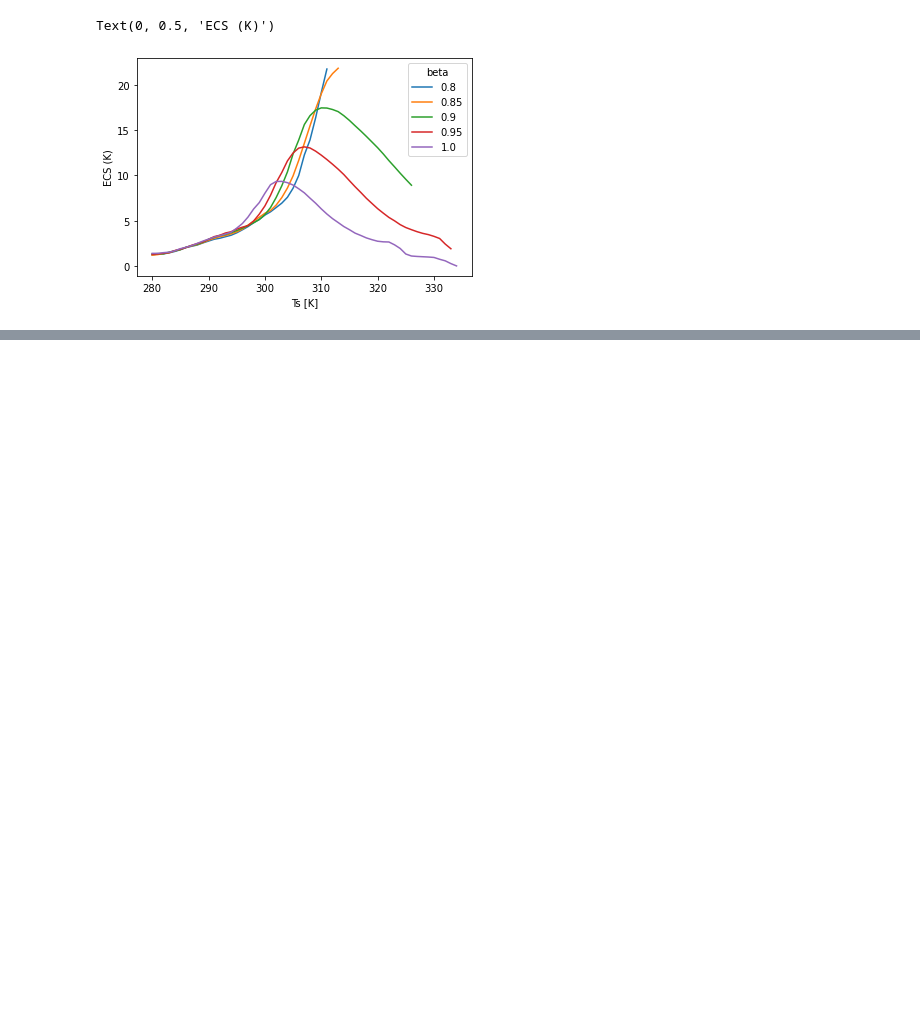
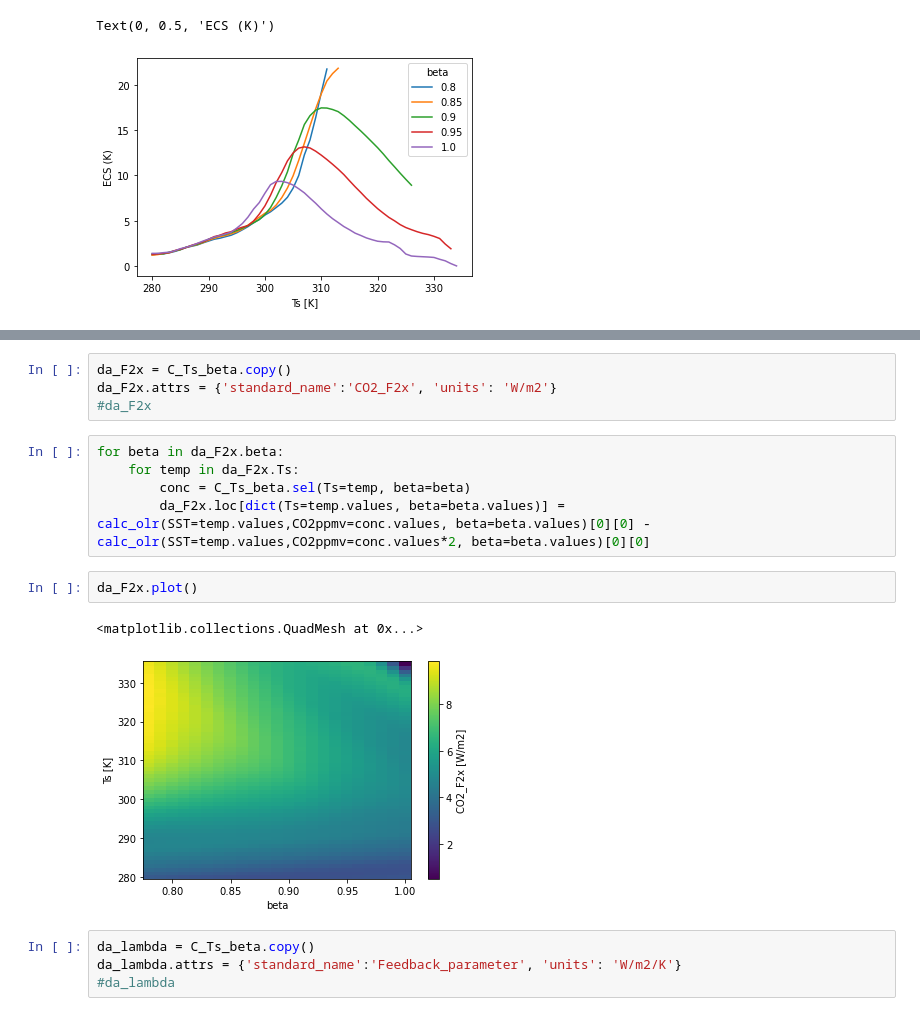
Before and after one commit to AndrewILWilliams/ECS_bump, a Jupyter notebook: notebooks/changes_in_beta.ipynb, the cells around one changed output, grey strips where cells are left out. Drawn from its saved outputs; the diff is of its cells as text; blank space fills up the shorter version.

```diff
--- a/notebooks/changes_in_beta.ipynb
+++ b/notebooks/changes_in_beta.ipynb
@@ -275,0 +307,18 @@ Text(0, 0.5, 'ECS (K)')
+# %%
+da_F2x = C_Ts_beta.copy()
+da_F2x.attrs = {'standard_name':'CO2_F2x', 'units': 'W/m2'}
+#da_F2x
+# %%
+for beta in da_F2x.beta:
+    for temp in da_F2x.Ts:
+        conc = C_Ts_beta.sel(Ts=temp, beta=beta)
+        da_F2x.loc[dict(Ts=temp.values, beta=beta.values)] = calc_olr(SST=temp.values,CO2ppmv=conc.values, beta=beta.values)[0][0] - calc_olr(SST=temp.values,CO2ppmv=conc.values*2, beta=beta.values)[0][0]
+# %%
+da_F2x.plot()
+# %% [output]
+<matplotlib.collections.QuadMesh at 0x...>
+[figure, added]
+# %%
+da_lambda = C_Ts_beta.copy()
+da_lambda.attrs = {'standard_name':'Feedback_parameter', 'units': 'W/m2/K'}
+#da_lambda
```
Also changed, not shown: parts of 7 cells of this notebook.
